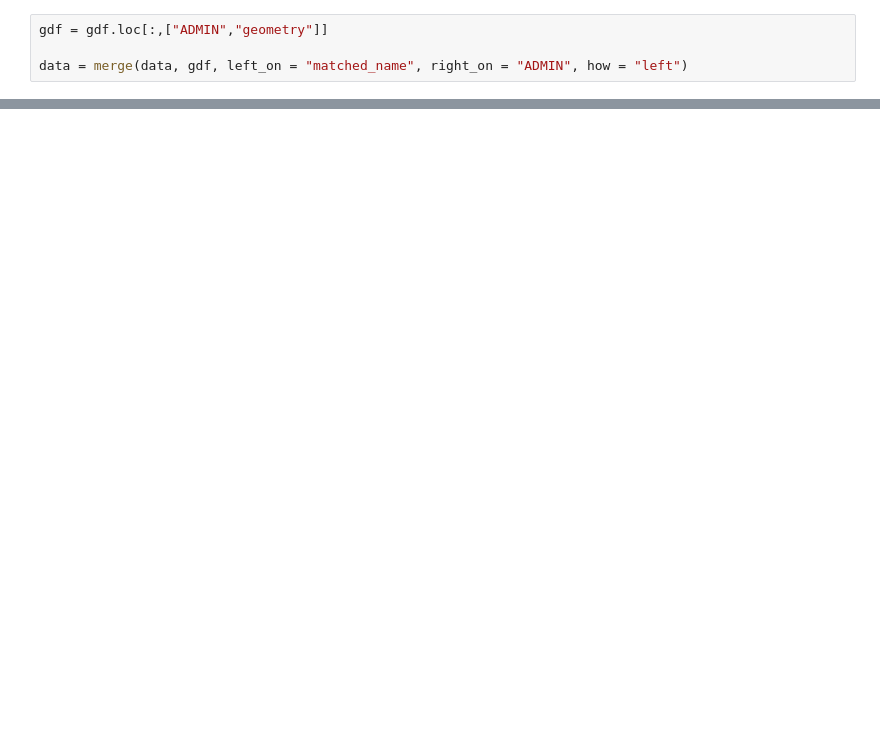
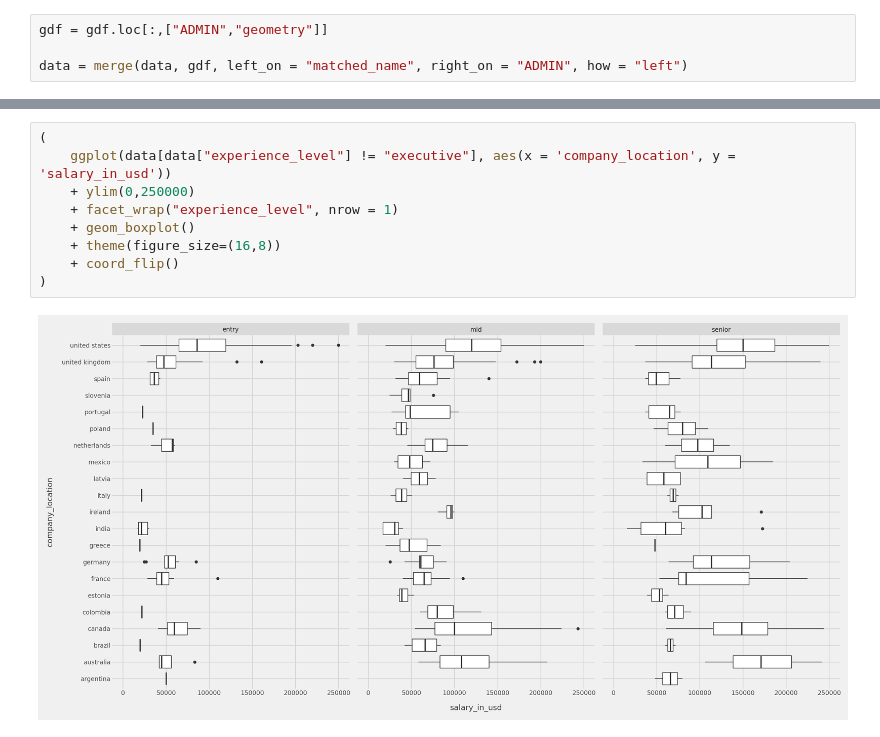
Before and after one commit to MarcoGennaro01/Data_Science_Jobs_-2020-2024-Data_Visualization, a Jupyter notebook: main.ipynb, the cells around one changed output, grey strips where cells are left out. Saved outputs shown, nothing was run; the diff lists cells and outputs as text; blank space fills up the shorter version.

```diff
--- a/main.ipynb
+++ b/main.ipynb
@@ -330,0 +355,11 @@ KeyError: 'matched_name'
+# %%
+(
+    ggplot(data[data["experience_level"] != "executive"], aes(x = 'company_location', y = 'salary_in_usd'))
+    + ylim(0,250000)
+    + facet_wrap("experience_level", nrow = 1)
+    + geom_boxplot()
+    + theme(figure_size=(16,8))
+    + coord_flip()
+)
+# %% [output]
+[figure, added]
```
Also changed, not shown: parts of 12 cells of this notebook.
